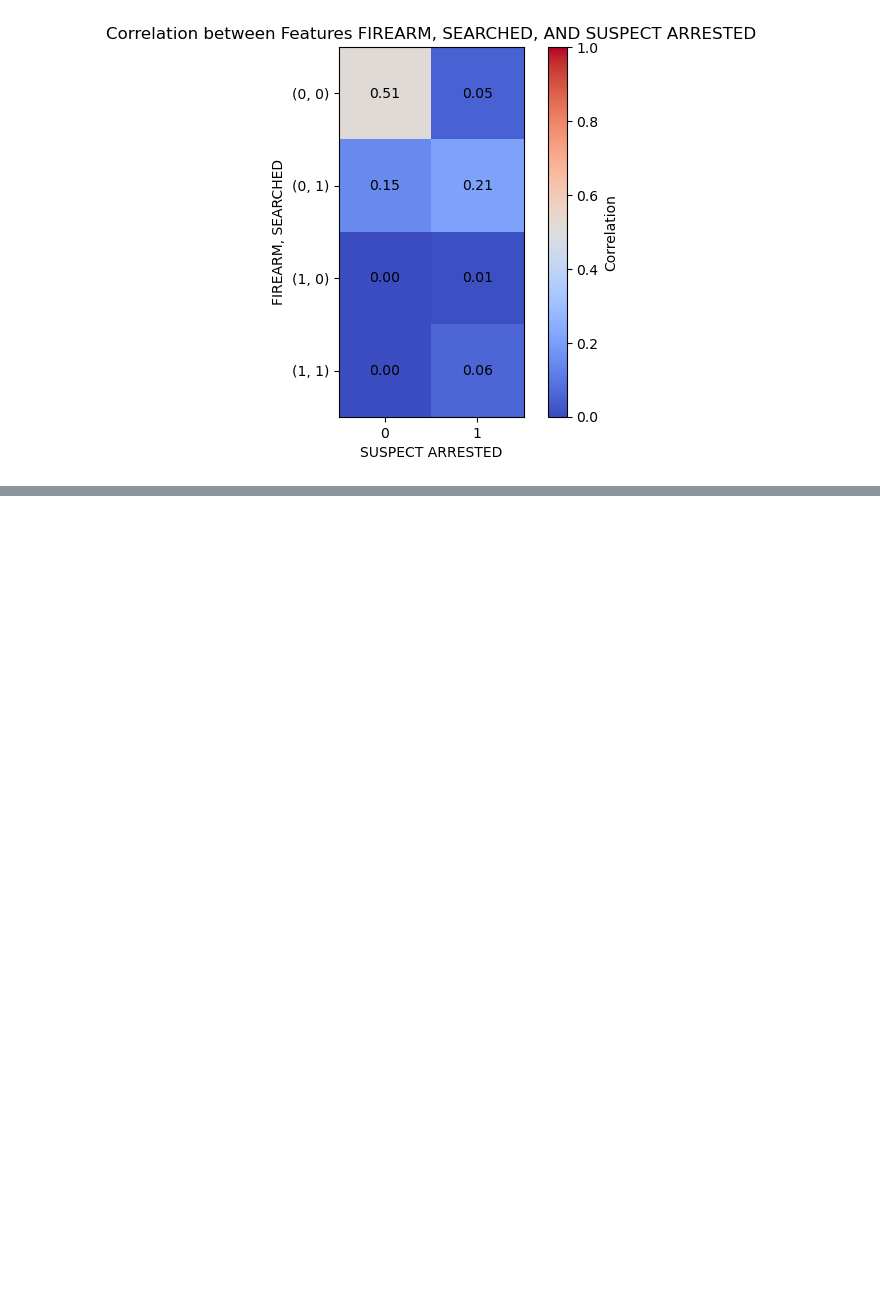
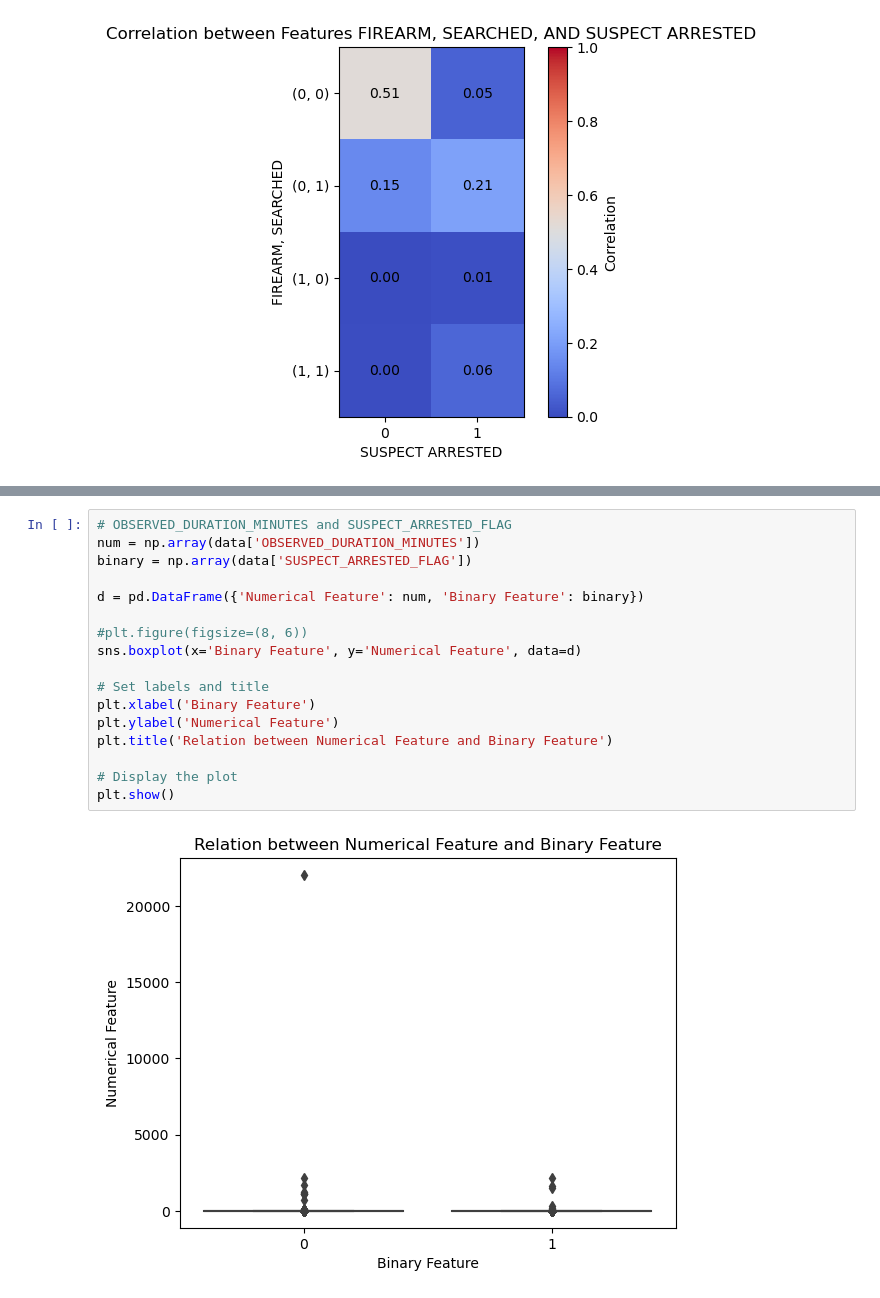
Before and after one commit to RicardoTlatelpa/StopAndFrisk, a Jupyter notebook: final_eda.ipynb, the cells around one changed output, grey strips where cells are left out. Drawn from its saved outputs; the diff is of its cells as text; blank space fills up the shorter version.

```diff
--- a/final_eda.ipynb
+++ b/final_eda.ipynb
@@ -354,0 +330,19 @@ data.head(20)
+# %%
+# OBSERVED_DURATION_MINUTES and SUSPECT_ARRESTED_FLAG
+num = np.array(data['OBSERVED_DURATION_MINUTES'])
+binary = np.array(data['SUSPECT_ARRESTED_FLAG'])
+
+d = pd.DataFrame({'Numerical Feature': num, 'Binary Feature': binary})
+
+#plt.figure(figsize=(8, 6))
+sns.boxplot(x='Binary Feature', y='Numerical Feature', data=d)
+
+# Set labels and title
+plt.xlabel('Binary Feature')
+plt.ylabel('Numerical Feature')
+plt.title('Relation between Numerical Feature and Binary Feature')
+
+# Display the plot
+plt.show()
+# %% [output]
+[figure, added]
```
Also changed, not shown: parts of 17 cells of this notebook.
